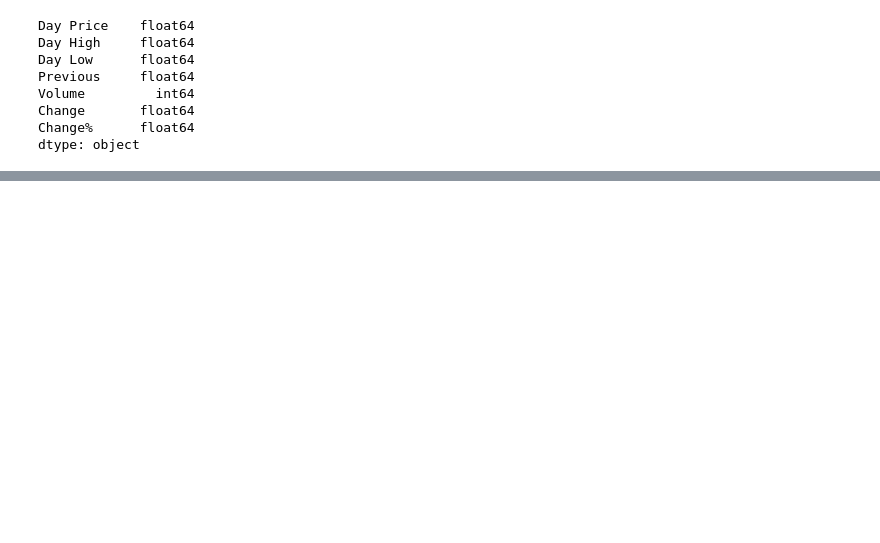
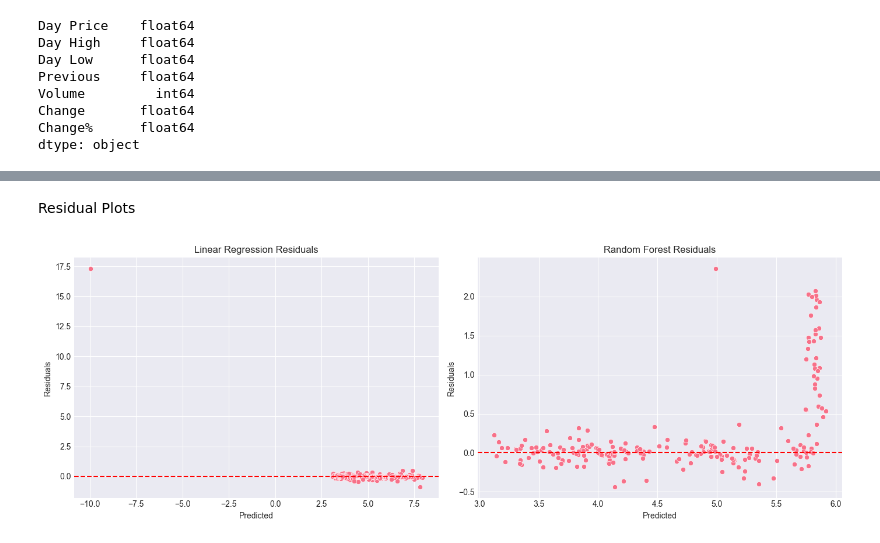
Before and after one commit to OgaoNeema/Knowledge-Based-Systems, a Jupyter notebook: Assignment1/notebooks/stock_prediction.ipynb, the cells around one changed output, grey strips where cells are left out. Drawn from its saved outputs; the diff is of its cells as text; code cells hidden in the pictures; blank space fills up the shorter version.

```diff
--- a/Assignment1/notebooks/stock_prediction.ipynb
+++ b/Assignment1/notebooks/stock_prediction.ipynb
@@ -207,0 +287,25 @@ y_train, y_test = y.iloc[:split_index], y.iloc[split_index:]
+# %% [markdown]
+Residual Plots
+# %%
+plt.figure(figsize=(14,5))
+
+plt.subplot(1,2,1)
+residuals_lr = y_test - y_pred_lr
+sns.scatterplot(x=y_pred_lr, y=residuals_lr)
+plt.axhline(0, color='red', linestyle='--')
+plt.xlabel("Predicted")
+plt.ylabel("Residuals")
+plt.title("Linear Regression Residuals")
+
+plt.subplot(1,2,2)
+residuals_rf = y_test - y_pred_rf
+sns.scatterplot(x=y_pred_rf, y=residuals_rf)
+plt.axhline(0, color='red', linestyle='--')
+plt.xlabel("Predicted")
+plt.ylabel("Residuals")
+plt.title("Random Forest Residuals")
+
+plt.tight_layout()
+plt.show()
+# %% [output]
+[figure, added]
```
Also changed, not shown: parts of 30 cells of this notebook.
